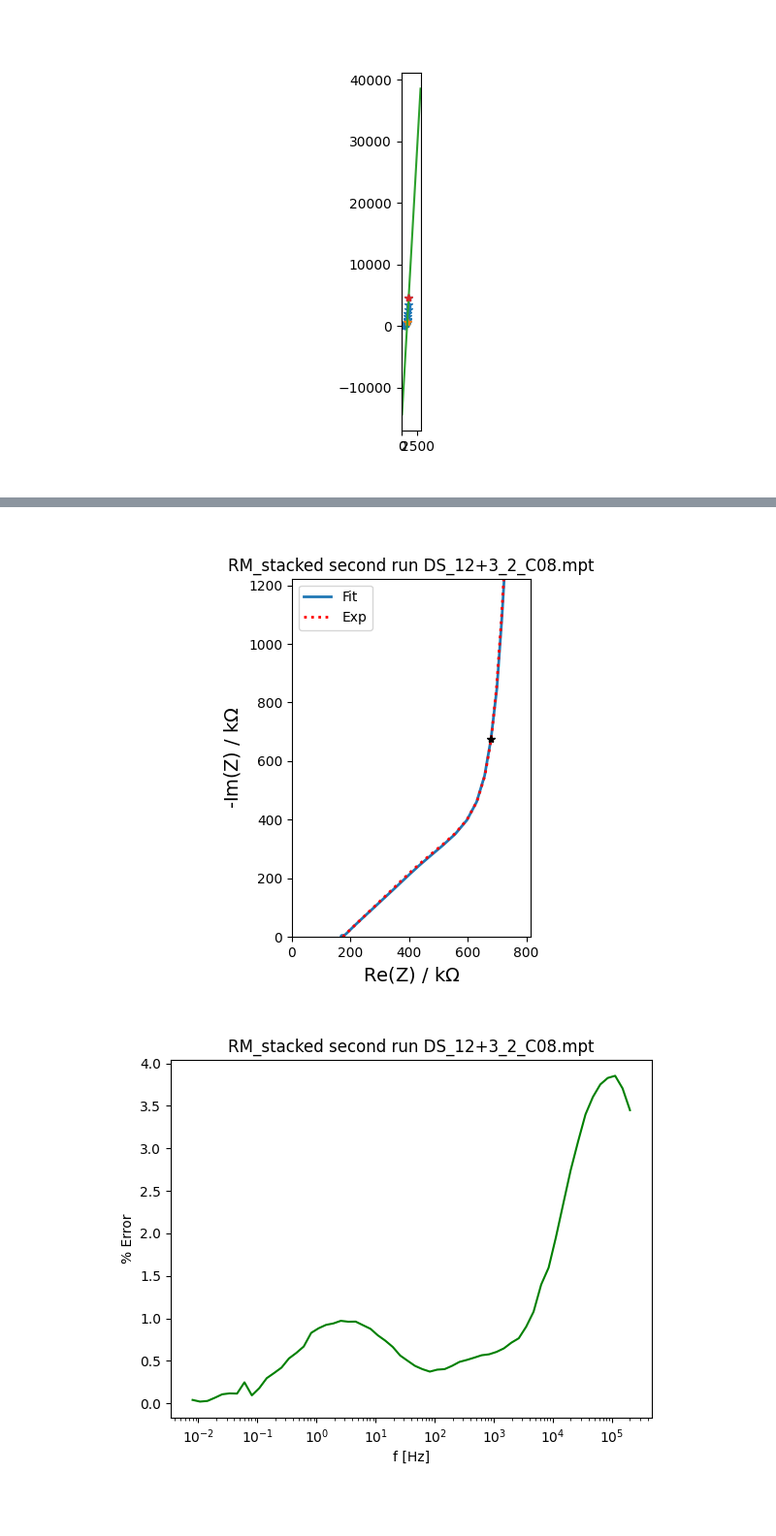
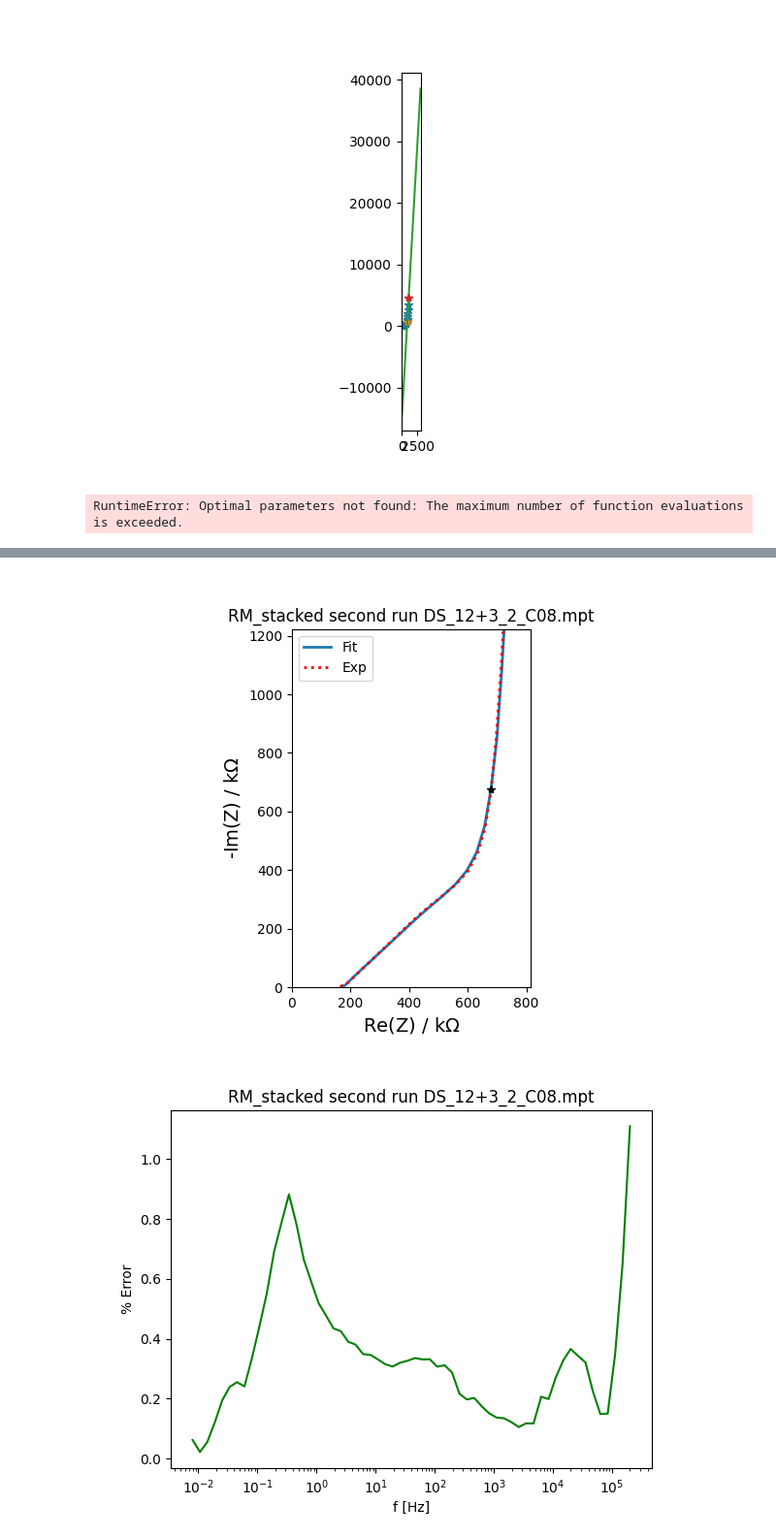
Before and after one commit to Yugal0/fitting-experimental, a Jupyter notebook: code/two combined electrode qvary.ipynb, the cells around one changed output, grey strips where cells are left out. Shown: that part at 97% size. Cells and saved outputs as stored; diff of their text form; code cells hidden in the pictures; blank space fills up the shorter version.

```diff
--- a/code/two combined electrode qvary.ipynb
+++ b/code/two combined electrode qvary.ipynb
@@ -89,12 +90,12 @@ for file_name in os.listdir(folder_path):
     f=f[0:idx_l+1]
     z=z[0:idx_l+1]
 
-    Rsep=100
-    R1=2000
-    R2=5000
-    Q1=1e-4
-    Q2=3e-4
-    delta=0.18
+    Rsep=150
+    R1=200
+    R2=500
+    Q1=0.002
+    Q2=0.005
+    delta=0.3
     alpha=1
     c=CustomCircuit(initial_guess=[Rsep,R1,R1*R2,R1*Q1,R2*Q2,delta,alpha],circuit="R_1-TLMtwoQvary")
 
@@ -103,6 +104,7 @@ for file_name in os.listdir(folder_path):
     # c.fit(impedance=z,frequencies=f,sigma=s_mod,bounds=((0,0,0,0,0,0.167,0.9),(np.inf,np.inf,np.inf,np.inf,np.inf,0.6,1)))
     c.fit(impedance=z,frequencies=f,bounds=((0,0,0,0,0,0.167,0.9),(np.inf,np.inf,np.inf,np.inf,np.inf,0.6,1)))
 
+    # print
     z_fitted=c.predict(frequencies=f)
     # fcsv="../fitted parameters/two combined_mod_fit.csv"
     fcsv="../fitted parameters/two combined q vary.csv"
@@ -153,4 +155,5 @@ for file_name in os.listdir(folder_path):
             writer=csv.writer(csv_file)
             writer.writerows(data)
 # %% [output]
+RuntimeError: Optimal parameters not found: The maximum number of function evaluations is exceeded.
 [figure]
@@ -158,2 +161,2 @@ for file_name in os.listdir(folder_path):
 [figure]
-[figure, old version]
+[figure, new version]
```
Also changed, not shown: parts of 2 cells of this notebook, 7 other files.
